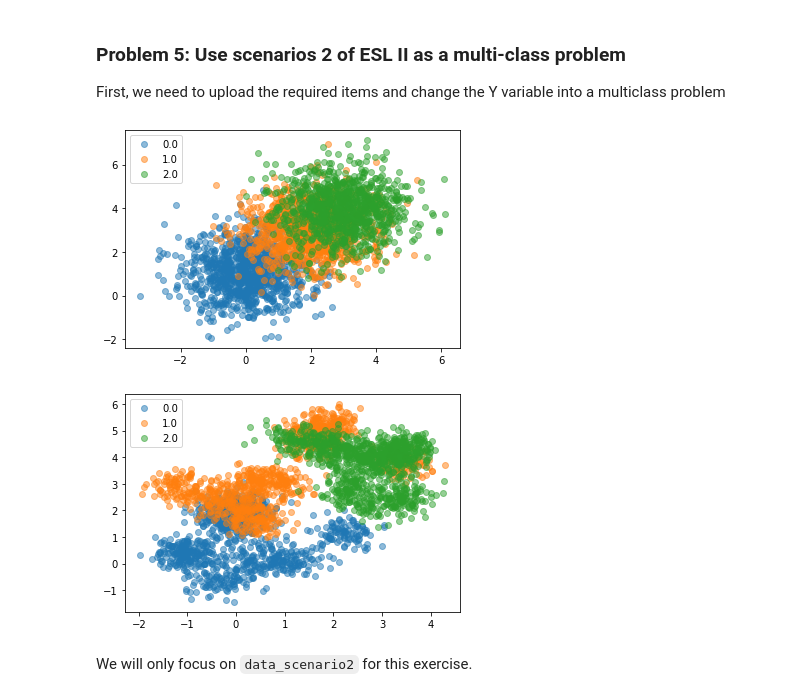
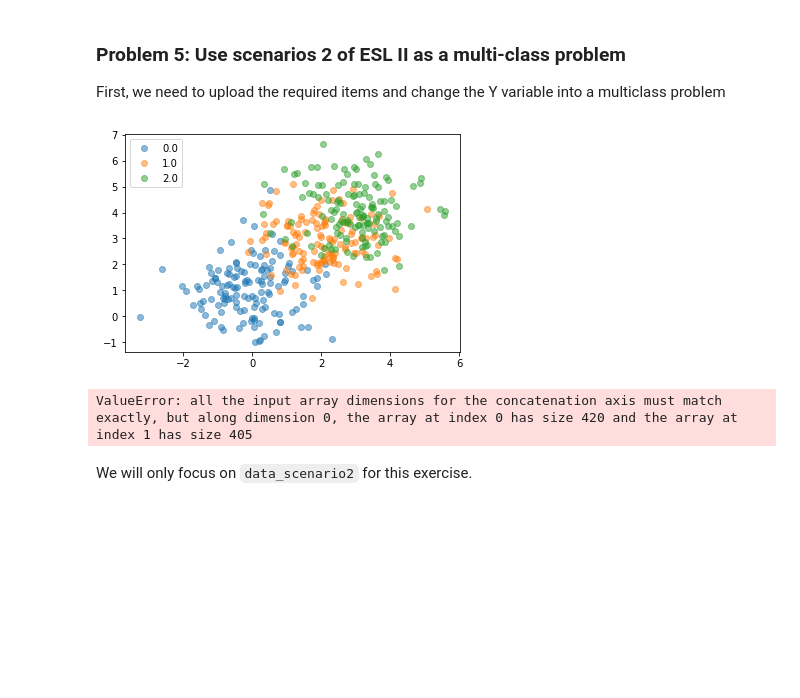
Before and after one commit to ivanurielricardo/EBC4257-Machine-Learning, a Jupyter notebook: Week 4 Assignment/Assignment 4.ipynb, the cells around one changed output. Cells and saved outputs as stored; diff of their text form; code cells hidden in the pictures; blank space fills up the shorter version.

```diff
--- a/Week 4 Assignment/Assignment 4.ipynb
+++ b/Week 4 Assignment/Assignment 4.ipynb
@@ -183,7 +183,7 @@ from sklearn.metrics import roc_curve, auc
 mu1 = [0,1]
 mu2 = [2,3]
 mu3 = [3,4]
-n_data_points = 1000
+n_data_points = 135
 plot_graphs = 1
 
 np.random.seed(42)
@@ -215,35 +215,35 @@ if plot_graphs == 1:
 
 n_groups = 10
 X2 = np.empty((0, 2))
 mean_all = np.random.multivariate_normal(mu1, np.eye(2), n_groups)
 for mu in mean_all:
     X2 = np.vstack(
         [X2, np.random.multivariate_normal(mu, 0.1 * np.eye(2), int(round(n_data_points / 10)))])
 
 mean_all = np.random.multivariate_normal(mu2, np.eye(2), n_groups)
 for mu in mean_all:
     X2 = np.vstack(
         [X2, np.random.multivariate_normal(mu, 0.1 * np.eye(2), int(round(n_data_points / 10)))])
 
 mean_all = np.random.multivariate_normal(mu3, np.eye(2), n_groups)
 for mu in mean_all:
     X2 = np.vstack(
         [X2, np.random.multivariate_normal(mu, 0.1 * np.eye(2), int(round(n_data_points / 10)))])
 
 data_scenario2 = pd.DataFrame(data=np.concatenate((X2, data_y), 1), columns=['X1', 'X2', 'Y'])
 
 groups = data_scenario2.groupby('Y')
 
 if plot_graphs == 1:
     fig, ax = plt.subplots()
     for name, group in groups:
         ax.plot(group['X1'], group['X2'], marker='o', linestyle='', alpha=.5, label=name)
     ax.legend(loc="upper left")
     plt.savefig("Scenario2.png")
     plt.show()
 # %% [output]
-[figure, old version]
+[figure, new version]
-[figure, removed]
+ValueError: all the input array dimensions for the concatenation axis must match exactly, but along dimension 0, the array at index 0 has size 420 and the array at index 1 has size 405
 # %% [markdown]
 We will only focus on `data_scenario2` for this exercise.
 # %% [markdown]
```
Also changed, not shown: 17 other files.
